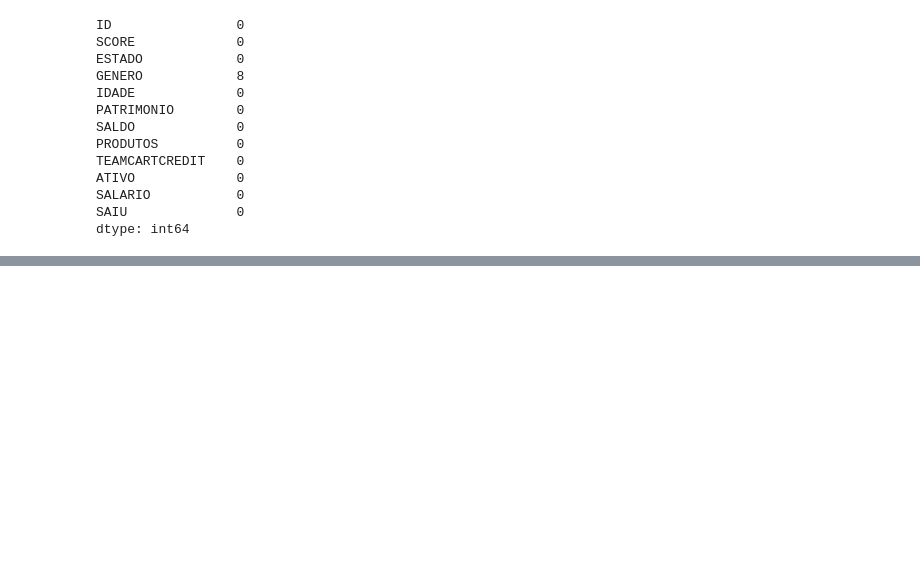
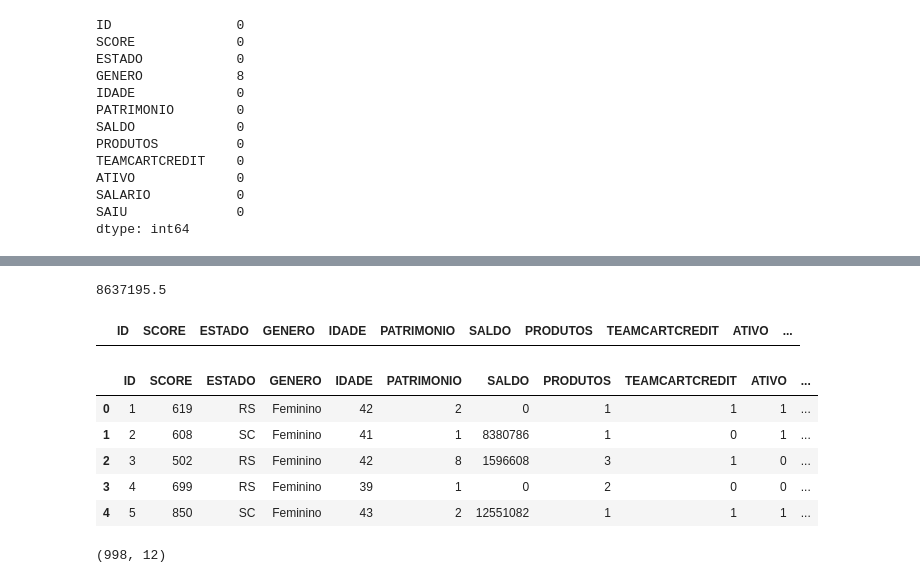
Before and after one commit to JosiaAlmeida/tratamento_de_dados, a Jupyter notebook: main.ipynb, the cells around one changed output, grey strips where cells are left out. Drawn from its saved outputs; the diff is of its cells as text; code cells hidden in the pictures; blank space fills up the shorter version.

Commit message:
Tratando os dados

```diff
--- a/main.ipynb
+++ b/main.ipynb
@@ -204,0 +296,5 @@ dtype: int64
+# %%
+df.loc[df['ESTADO'].isin(['TD', 'SP', 'RP']), 'ESTADO'] = 'RS'
+
+agrupado = df.groupby(['ESTADO']).size()
+agrupado
@@ -204,0 +307,5 @@ dtype: int64
+# %%
+# Tratando Outliers em salarios
+# Criando desvio padrão
+desv = sts.stdev(df['SALARIO'])
+desv
@@ -204,0 +322,23 @@ dtype: int64
+# %%
+mediana = sts.median(df['SALARIO'])
+mediana
+# %% [output]
+8637195.5
+# %%
+df.loc[df['SALARIO'] >= 2 * desv, 'SALARIO'] = mediana
+df.loc[df['SALARIO'] >= 2 * desv]
+# %% [output]
+|  | ID | SCORE | ESTADO | GENERO | IDADE | PATRIMONIO | SALDO | PRODUTOS | TEAMCARTCREDIT | ATIVO | ... |
+# %%
+df.head()
+# %% [output]
+|  | ID | SCORE | ESTADO | GENERO | IDADE | PATRIMONIO | SALDO | PRODUTOS | TEAMCARTCREDIT | ATIVO | ... |
+| 0 | 1 | 619 | RS | Feminino | 42 | 2 | 0 | 1 | 1 | 1 | ... |
+| 1 | 2 | 608 | SC | Feminino | 41 | 1 | 8380786 | 1 | 0 | 1 | ... |
+| 2 | 3 | 502 | RS | Feminino | 42 | 8 | 1596608 | 3 | 1 | 0 | ... |
+| 3 | 4 | 699 | RS | Feminino | 39 | 1 | 0 | 2 | 0 | 0 | ... |
+| 4 | 5 | 850 | SC | Feminino | 43 | 2 | 12551082 | 1 | 1 | 1 | ... |
+# %%
+df.shape
+# %% [output]
+(998, 12)
```
Also changed, not shown: parts of 13 cells of this notebook.
